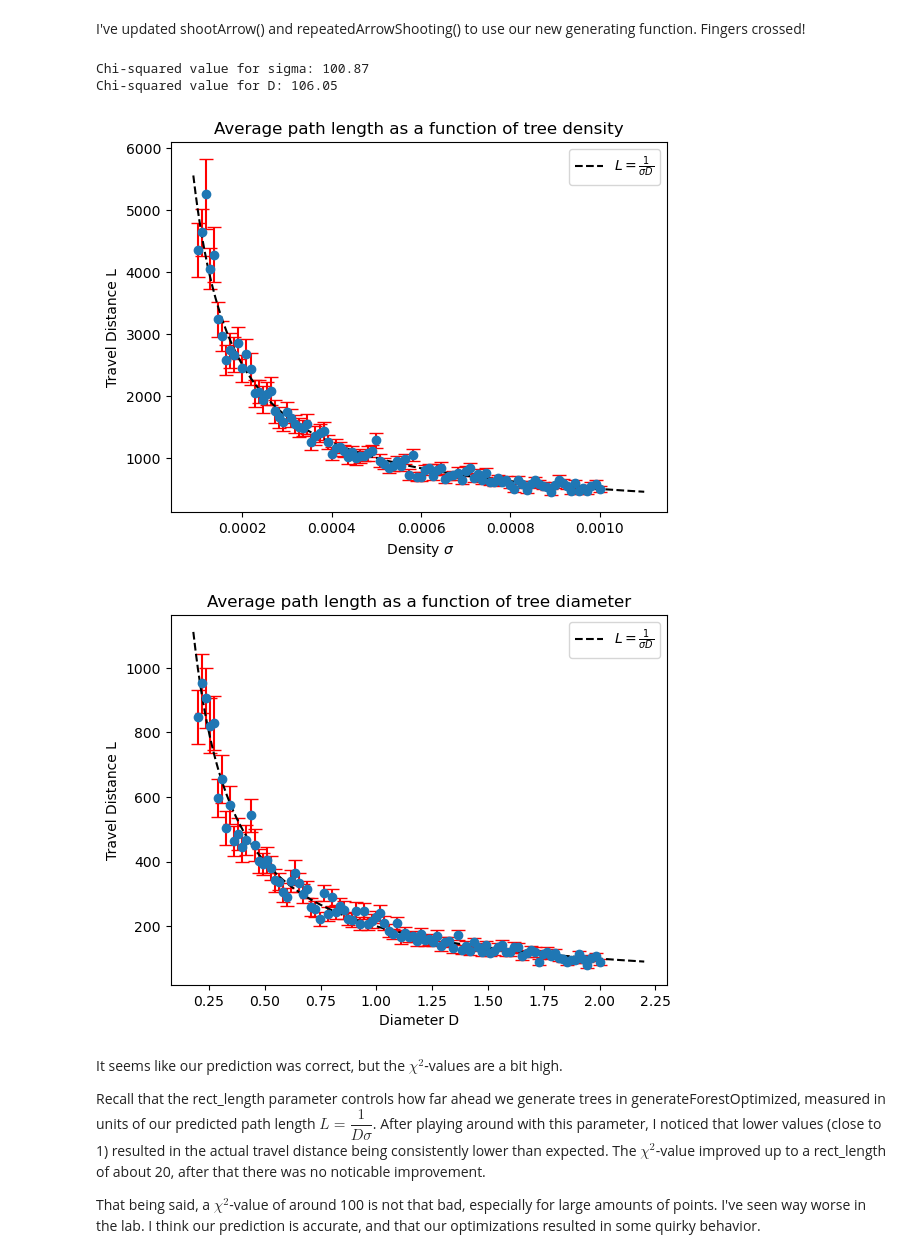
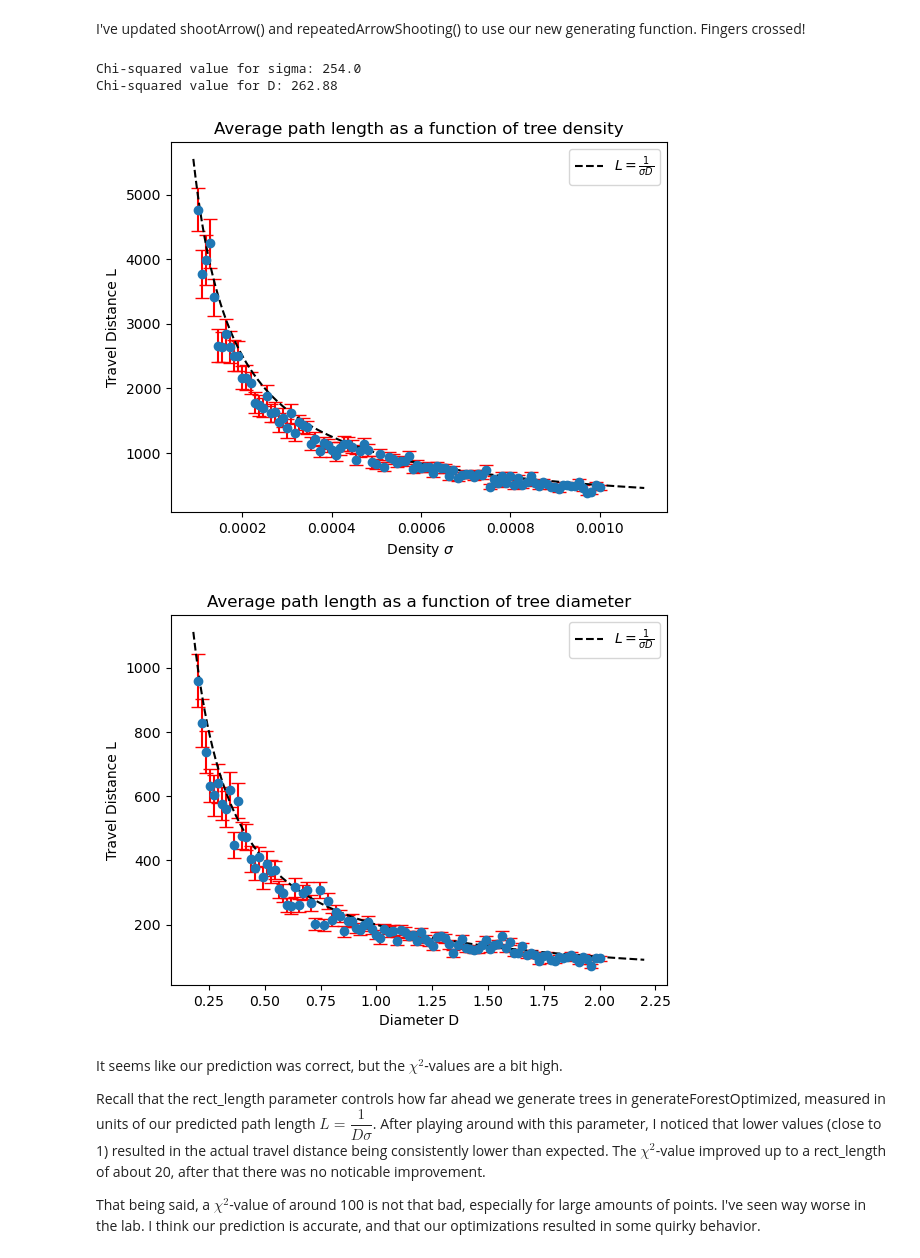
Before and after one commit to Focus9752/DatFys, a Jupyter notebook: Assignments/2 - The Sherwood Forest Problem/assignment_2.ipynb, the cells around one changed output. Drawn from its saved outputs; the diff is of its cells as text; code cells hidden in the pictures.

```diff
--- a/Assignments/2 - The Sherwood Forest Problem/assignment_2.ipynb
+++ b/Assignments/2 - The Sherwood Forest Problem/assignment_2.ipynb
@@ -629,12 +629,12 @@ def runSimulation(n_points=10, n_arrows=10, rect_length=2, min_sigma=0.001, max_
     plt.legend()
     plt.show()
 # %%
-runSimulation(n_points=100, n_arrows=100, rect_length=100, min_sigma=0.0001, max_sigma=0.001, min_D=0.2, max_D=2)
+runSimulation(n_points=100, n_arrows=100, rect_length=10, min_sigma=0.0001, max_sigma=0.001, min_D=0.2, max_D=2)
 # %% [output]
-Chi-squared value for sigma: 100.87
-Chi-squared value for D: 106.05
+Chi-squared value for sigma: 254.0
+Chi-squared value for D: 262.88
-[figure, old version]
+[figure, new version]
-[figure, old version]
+[figure, new version]
 # %% [markdown]
 It seems like our prediction was correct, but the $\chi^2$-values are a bit high.
 
```
Also changed, not shown: parts of 3 cells of this notebook.
